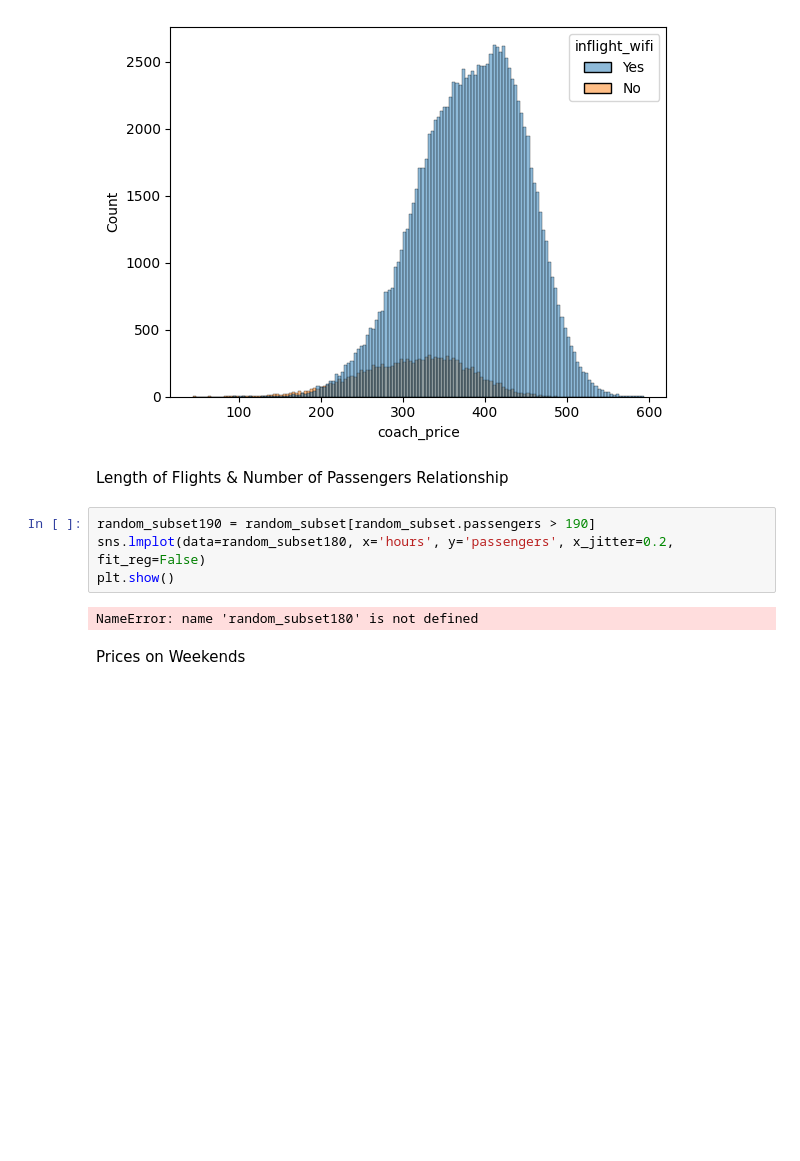
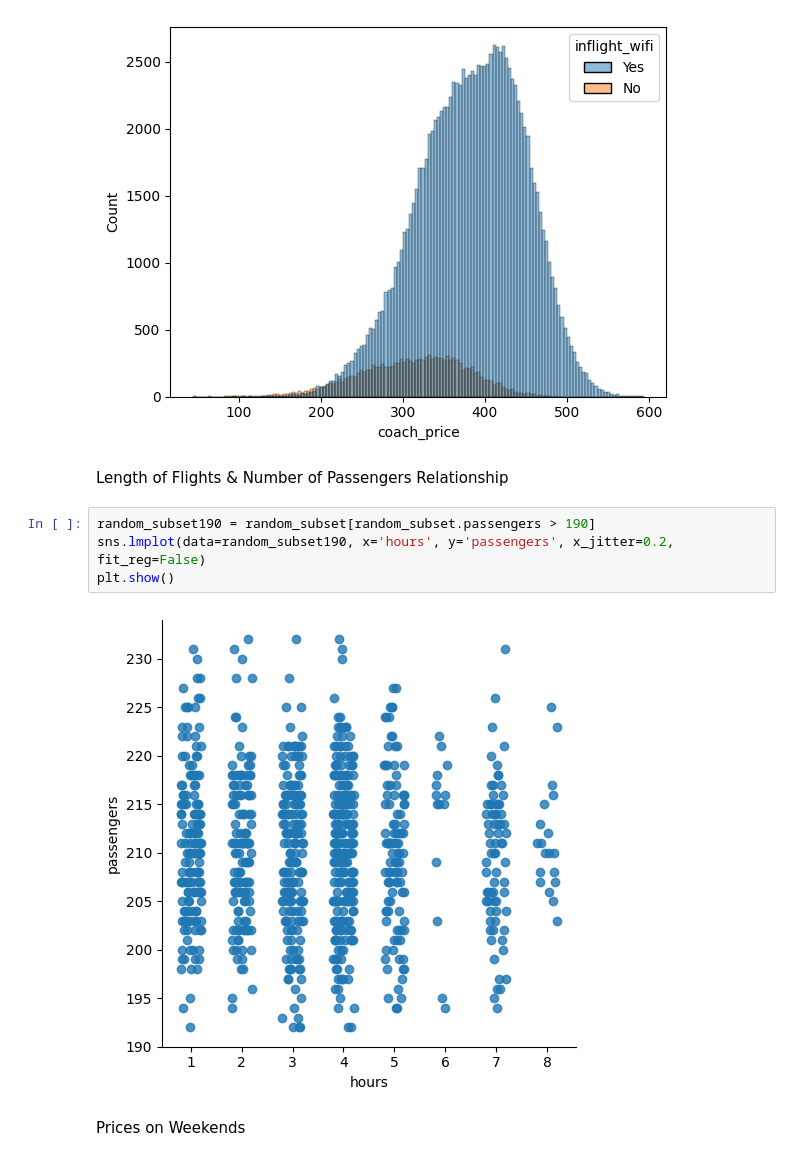
Before and after one commit to Max-MGv/airlines_analysis, a Jupyter notebook: airlines1.ipynb, the cells around one changed output. Cells and saved outputs as stored; diff of their text form; blank space fills up the shorter version.

```diff
--- a/airlines1.ipynb
+++ b/airlines1.ipynb
@@ -135,10 +135,10 @@ plt.show()
 Length of Flights & Number of Passengers Relationship
 # %%
 random_subset190 = random_subset[random_subset.passengers > 190]
-sns.lmplot(data=random_subset180, x='hours', y='passengers', x_jitter=0.2,  fit_reg=False)
+sns.lmplot(data=random_subset190, x='hours', y='passengers', x_jitter=0.2,  fit_reg=False)
 plt.show()
 # %% [output]
-NameError: name 'random_subset180' is not defined
+[figure, added]
 # %% [markdown]
 Prices on Weekends
 # %%
```
Also changed, not shown: parts of 2 cells of this notebook.
